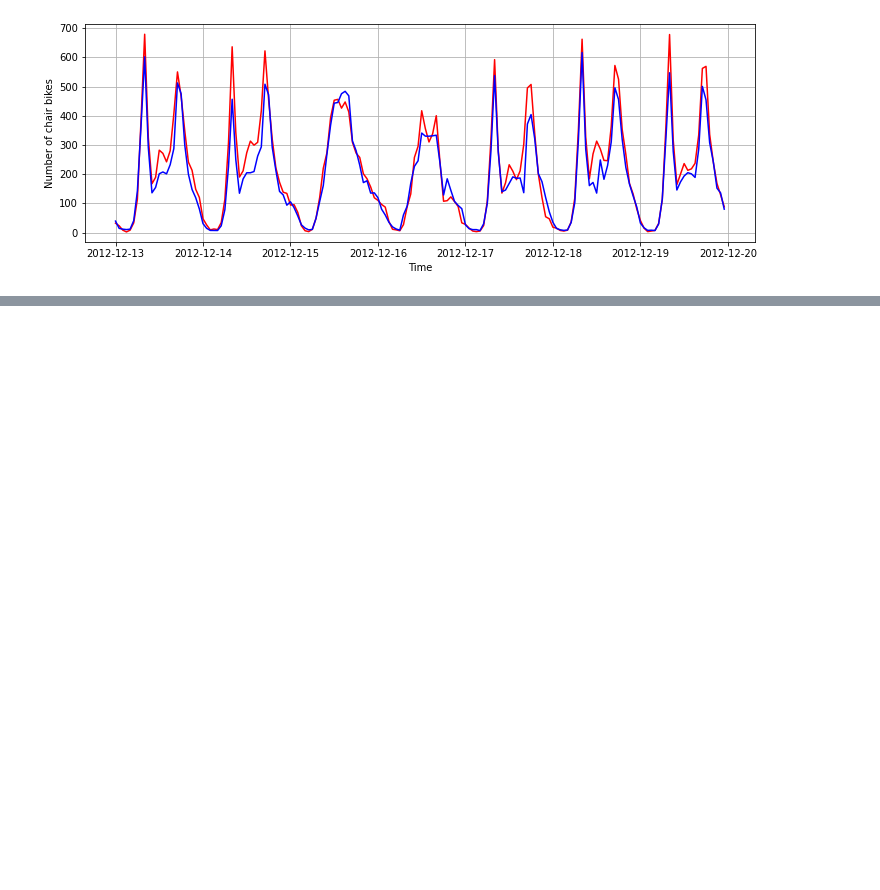
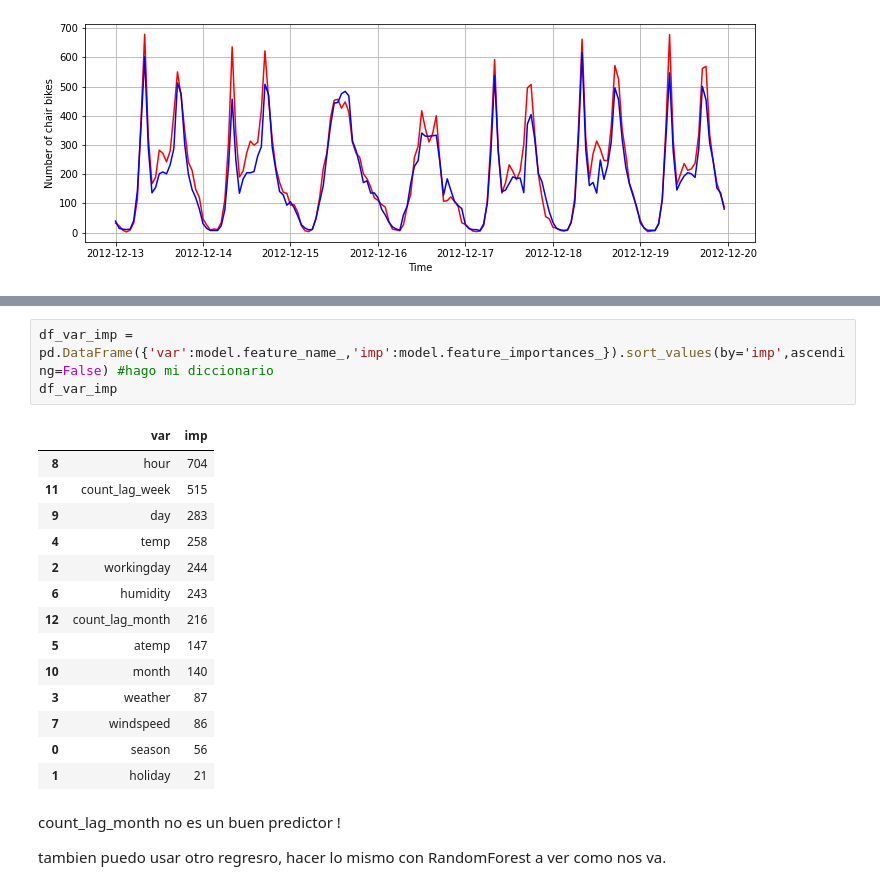
Before and after one commit to andreaj-it/TIME-SERIES-FORECASTING, a Jupyter notebook: src/ejemplo_clase_29_julio.ipynb, the cells around one changed output, grey strips where cells are left out. Cells and saved outputs as stored; diff of their text form; blank space fills up the shorter version.

```diff
--- a/src/ejemplo_clase_29_julio.ipynb
+++ b/src/ejemplo_clase_29_julio.ipynb
@@ -314,0 +382,22 @@ MAE : 32.7,RMSE : 48.4
+# %%
+df_var_imp = pd.DataFrame({'var':model.feature_name_,'imp':model.feature_importances_}).sort_values(by='imp',ascending=False) #hago mi diccionario
+df_var_imp
+# %% [output]
+|  | var | imp |
+| 8 | hour | 704 |
+| 11 | count_lag_week | 515 |
+| 9 | day | 283 |
+| 4 | temp | 258 |
+| 2 | workingday | 244 |
+| 6 | humidity | 243 |
+| 12 | count_lag_month | 216 |
+| 5 | atemp | 147 |
+| 10 | month | 140 |
+| 3 | weather | 87 |
+| 7 | windspeed | 86 |
+| 0 | season | 56 |
+| 1 | holiday | 21 |
+# %% [markdown]
+count_lag_month no es un buen predictor !
+
+tambien puedo usar otro regresro, hacer lo mismo con RandomForest a ver como nos va.
```
Also changed, not shown: parts of 4 cells of this notebook.
